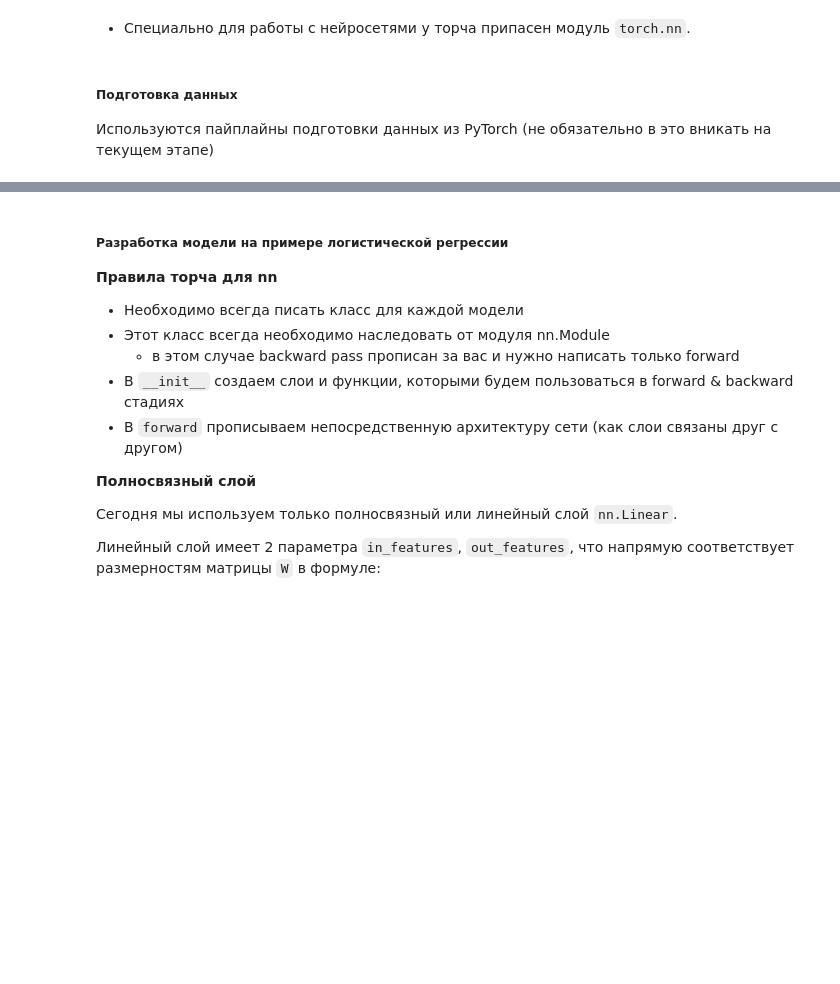
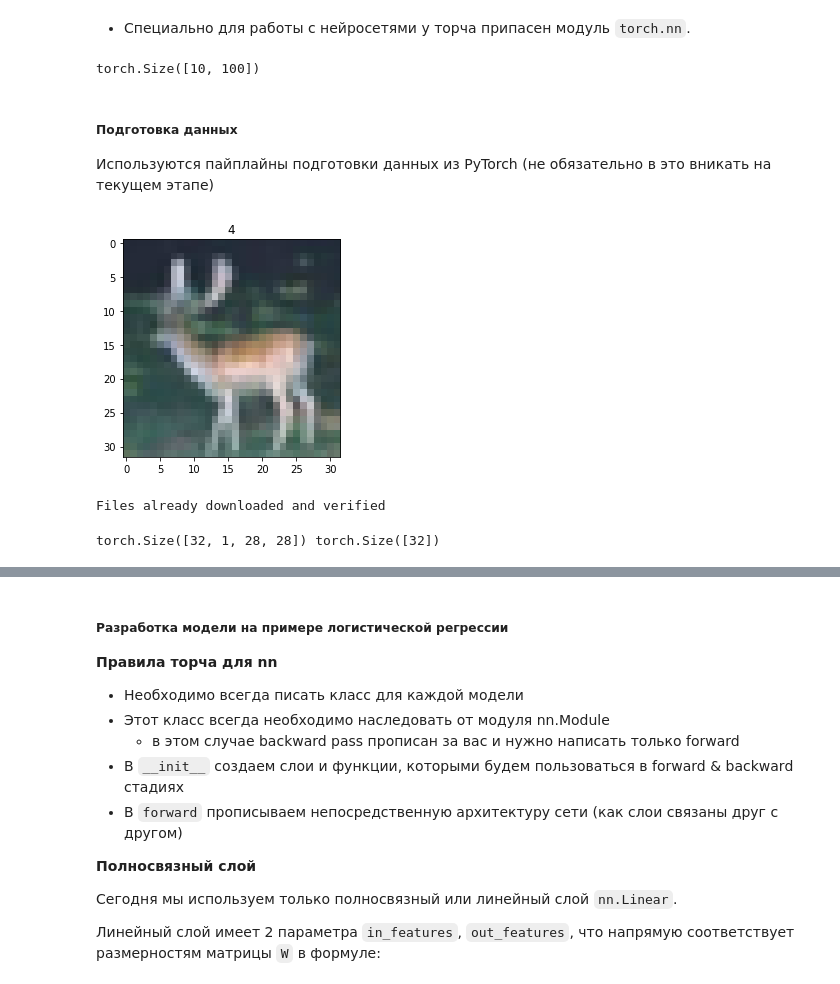
Before and after one commit to new-okaerinasai/math-ml-hse-2019, a Jupyter notebook: sem12_pytorch_intro/sem12_pytorch_intro.ipynb, the cells around one changed output, grey strips where cells are left out. Drawn from its saved outputs; the diff is of its cells as text; code cells hidden in the pictures; blank space fills up the shorter version.

```diff
--- a/sem12_pytorch_intro/sem12_pytorch_intro.ipynb
+++ b/sem12_pytorch_intro/sem12_pytorch_intro.ipynb
@@ -340,3 +498,7 @@ dfdy = 1.0 * dfdq # dq/dy = 1
+# %%
+W.grad.shape
+# %% [output]
+torch.Size([10, 100])
 # %%
 import torch.nn as nn
 import torchvision.datasets as dsets
@@ -351,6 +514,19 @@ train_dataset = dsets.MNIST(root='.',
                             train=True,
                             transform=transforms.ToTensor(),
                             download=True)
+# %%
+import matplotlib.pyplot as plt
+
+i = np.random.randint(0, 200)
+plt.title(cifar_10[i][1])
+plt.imshow(cifar_10[i][0].numpy().transpose(1,2,0))
+plt.show()
+# %% [output]
+[figure, added]
+# %%
+cifar_10 = dsets.CIFAR10(root="./cifar10", download=True, transform=transforms.ToTensor())
+# %% [output]
+Files already downloaded and verified
 # %%
 test_dataset = dsets.MNIST(root='.',
                            train=False,
@@ -364,6 +540,12 @@ train_loader = torch.utils.data.DataLoader(dataset=train_dataset,
 test_loader = torch.utils.data.DataLoader(dataset=test_dataset,
                                           batch_size=batch_size,
                                           shuffle=False)
+# %%
+for image, label in train_loader:
+    print(image.shape, label.shape)
+    break
+# %% [output]
+torch.Size([32, 1, 28, 28]) torch.Size([32])
 # %%
 print("* Размер train\n [количество_примеров, высота_картинки, ширина_картинки]: ", train_dataset.train_data.shape)
 print("* Размер test\n [количество_примеров, высота_картинки, ширина_картинки]: ", test_dataset.test_data.shape)
```
Also changed, not shown: parts of 37 cells of this notebook.
